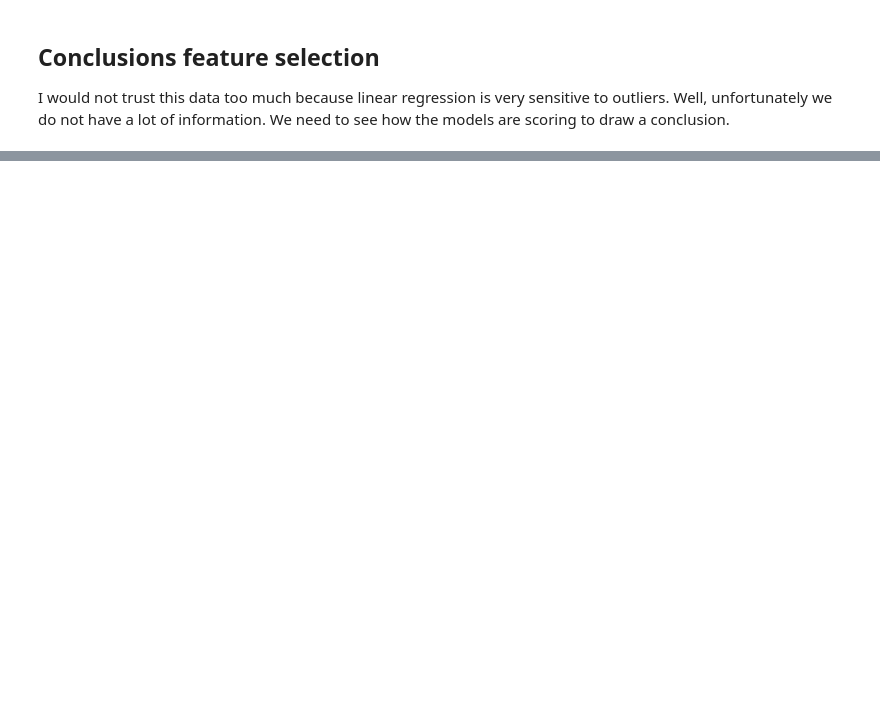
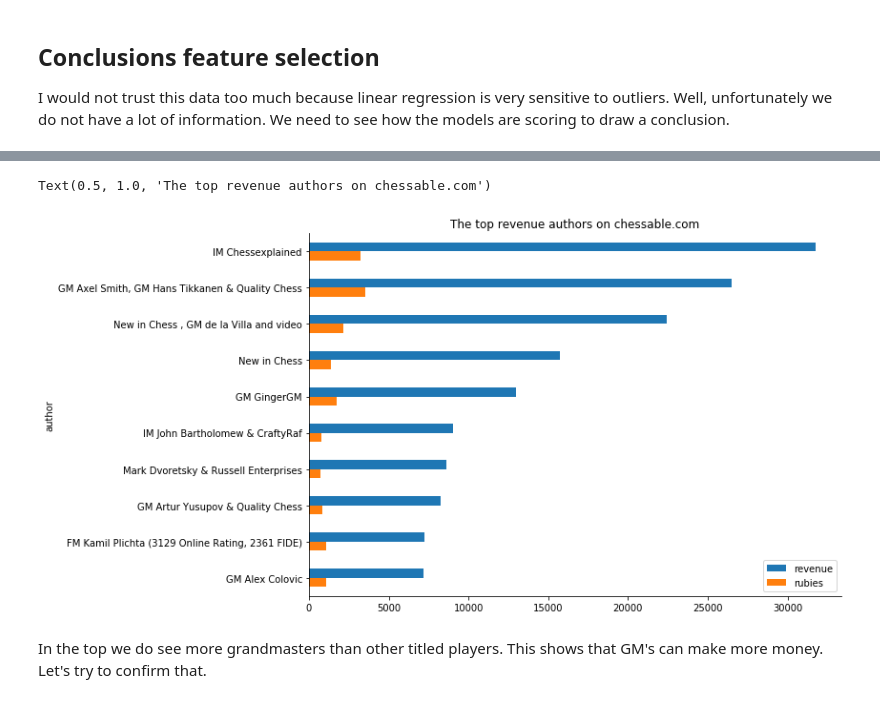
Before and after one commit to ChessNomad/chessable-courses, a Jupyter notebook: Scoring well on chessable.com.ipynb, the cells around one changed output, grey strips where cells are left out. Cells and saved outputs as stored; diff of their text form; code cells hidden in the pictures; blank space fills up the shorter version.

```diff
--- a/Scoring well on chessable.com.ipynb
+++ b/Scoring well on chessable.com.ipynb
@@ -440,0 +470,11 @@ The takeaways from the exploratory data analysis are the following:
+# %%
+import seaborn as sns
+author_pivot[:10].plot.barh(figsize=(10,7))
+sns.despine()
+plt.gca().invert_yaxis()
+plt.title(label = 'The top revenue authors on chessable.com')
+# %% [output]
+Text(0.5, 1.0, 'The top revenue authors on chessable.com')
+[figure, added]
+# %% [markdown]
+In the top we do see more grandmasters than other titled players. This shows that GM's can make more money. Let's try to confirm that.
```
Also changed, not shown: parts of 25 cells of this notebook.
